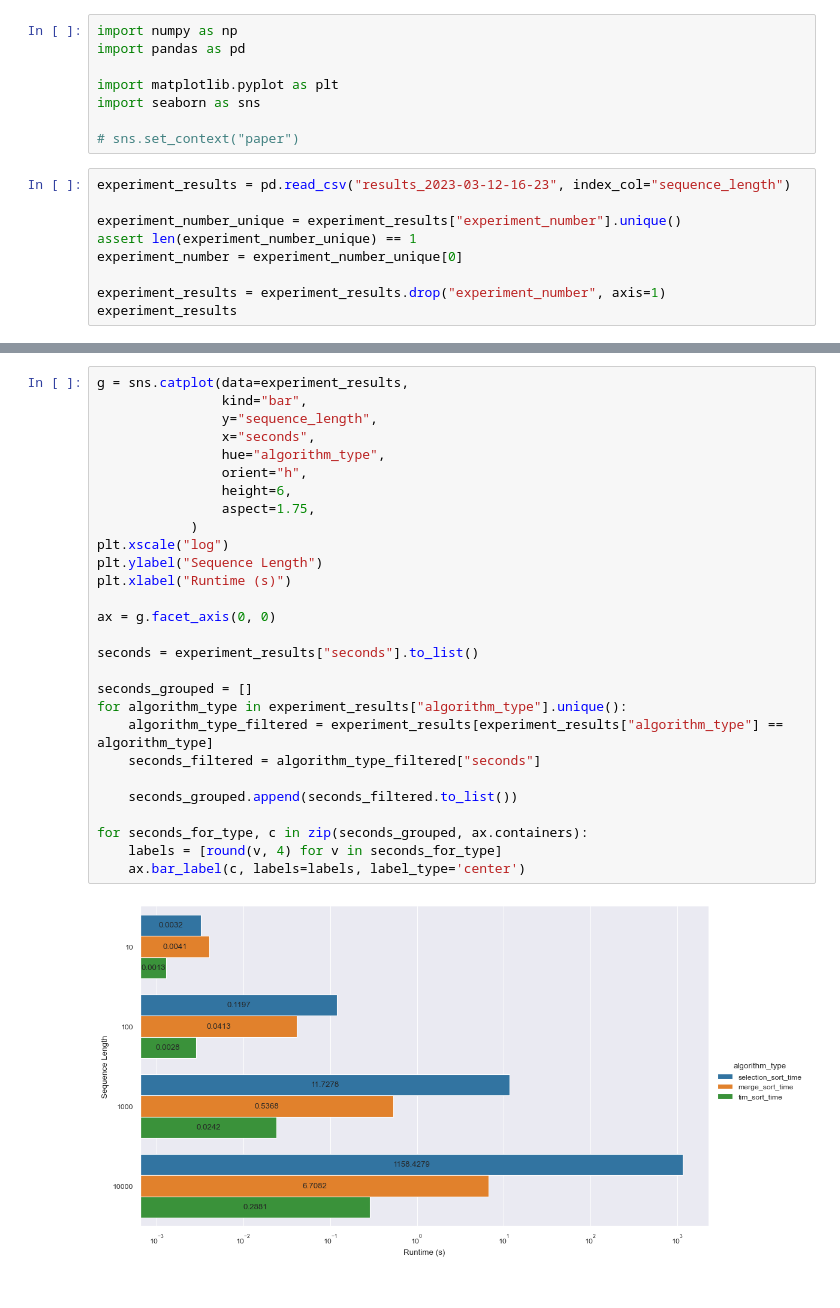
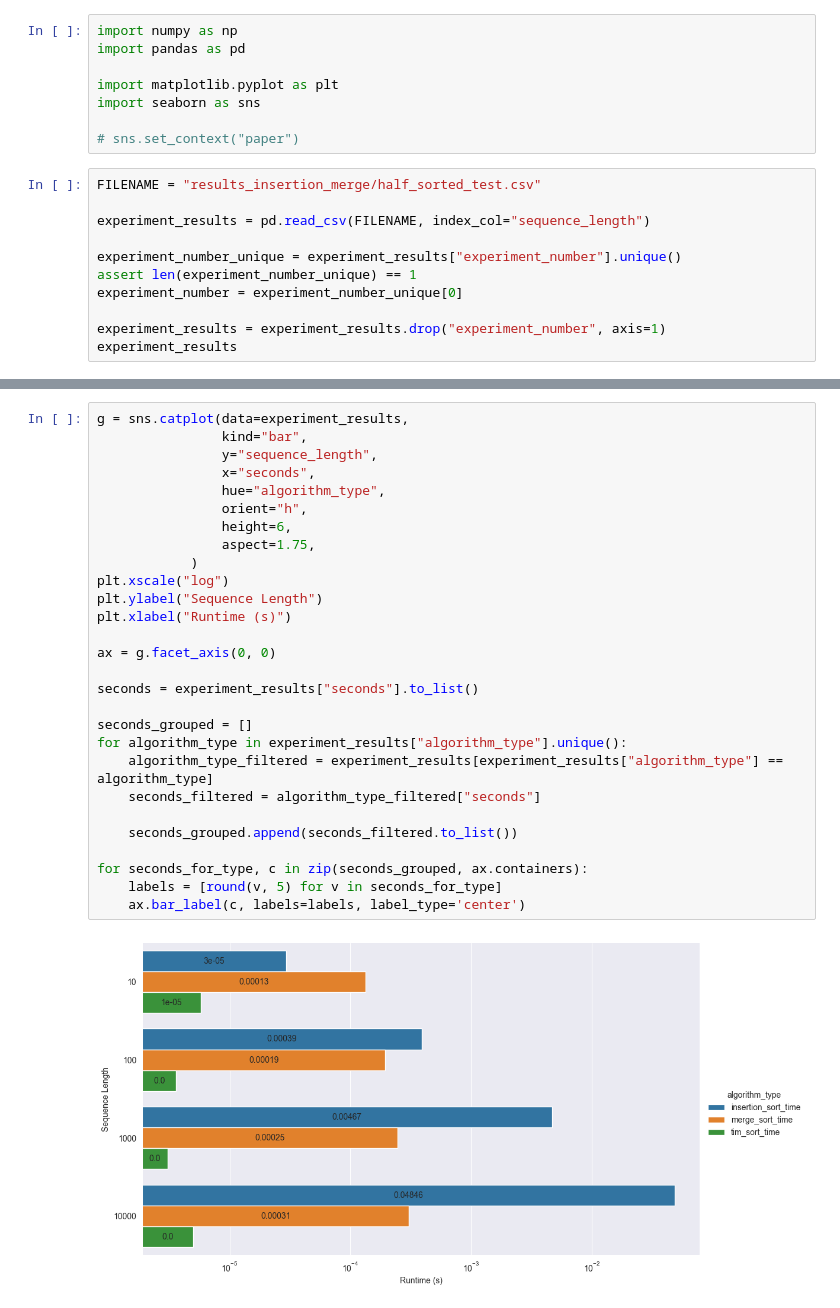
Before and after one commit to adamwilczynski/algorithms-and-data-structures, a Jupyter notebook: sorting/visualizations.ipynb, the cells around one changed output, grey strips where cells are left out. Drawn from its saved outputs; the diff is of its cells as text.

Commit message:
Create Visuals

```diff
--- a/sorting/visualizations.ipynb
+++ b/sorting/visualizations.ipynb
@@ -7,7 +7,9 @@ import seaborn as sns
 
 # sns.set_context("paper")
 # %%
-experiment_results = pd.read_csv("results_2023-03-12-16-23", index_col="sequence_length")
+FILENAME = "results_insertion_merge/half_sorted_test.csv"
+
+experiment_results = pd.read_csv(FILENAME, index_col="sequence_length")
 
 experiment_number_unique = experiment_results["experiment_number"].unique()
 assert len(experiment_number_unique) == 1
@@ -60,30 +62,30 @@ experiment_results
 # %%
 g = sns.catplot(data=experiment_results,
                 kind="bar",
                 y="sequence_length",
                 x="seconds",
                 hue="algorithm_type",
                 orient="h",
                 height=6,
                 aspect=1.75,
             )
 plt.xscale("log")
 plt.ylabel("Sequence Length")
 plt.xlabel("Runtime (s)")
 
 ax = g.facet_axis(0, 0)
 
 seconds = experiment_results["seconds"].to_list()
 
 seconds_grouped = []
 for algorithm_type in experiment_results["algorithm_type"].unique():
     algorithm_type_filtered = experiment_results[experiment_results["algorithm_type"] == algorithm_type]
     seconds_filtered = algorithm_type_filtered["seconds"]
 
     seconds_grouped.append(seconds_filtered.to_list())
 
 for seconds_for_type, c in zip(seconds_grouped, ax.containers):
-    labels = [round(v, 4) for v in seconds_for_type]
+    labels = [round(v, 5) for v in seconds_for_type]
     ax.bar_label(c, labels=labels, label_type='center')
 # %% [output]
-[figure, old version]
+[figure, new version]
```
Also changed, not shown: parts of 3 cells of this notebook, 41 other files.
